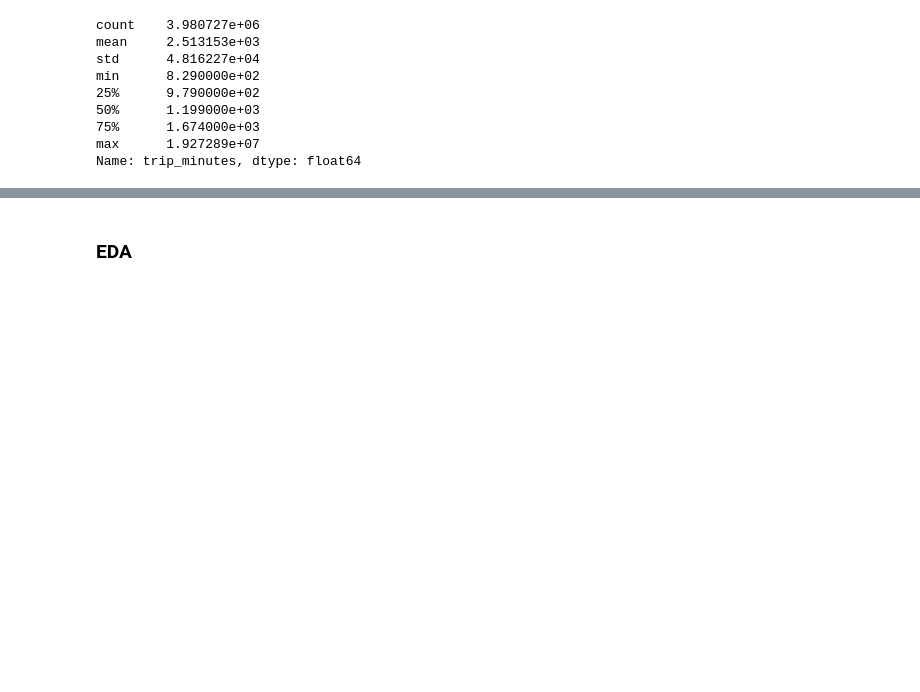
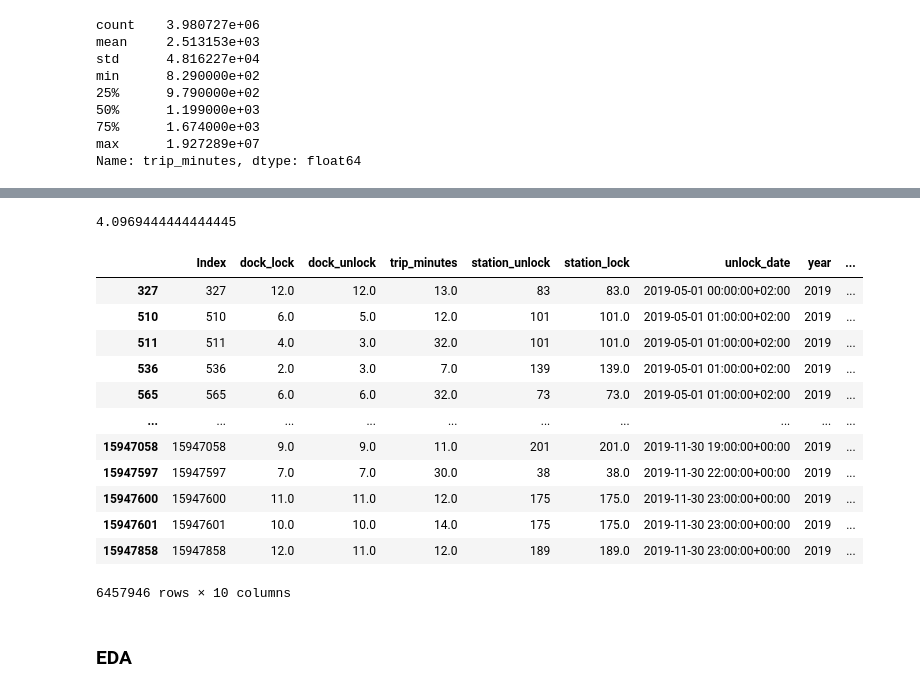
Before and after one commit to javi99/MT_predicting_BSD, a Jupyter notebook: processing/development/Data_Quality_Assessment.ipynb, the cells around one changed output, grey strips where cells are left out. Cells and saved outputs as stored; diff of their text form; code cells hidden in the pictures; blank space fills up the shorter version.

```diff
--- a/processing/development/Data_Quality_Assessment.ipynb
+++ b/processing/development/Data_Quality_Assessment.ipynb
@@ -130,9 +137,0 @@ dtype: int64
-# %%
-### NEED TO ADD THIS CODE TO SCRIPT THAT MAKES GIANT DF
-
-#trips['station_unlock'] = trips['station_unlock'].astype(float)
-
-trips['unlock_date'] = pd.to_datetime(trips['unlock_date'], format='ISO8601')
-trips['year'] = trips['unlock_date'].apply(lambda x: x.year)
-trips['month'] = trips['unlock_date'].apply(lambda x: x.month)
-trips['day'] = trips['unlock_date'].apply(lambda x: x.day)
@@ -266,3 +401,23 @@ Name: trip_minutes, dtype: float64
+# %%
+(1.474900e+04/60)/60
+# %% [output]
+4.0969444444444445
+# %%
+trips[trips['trip_minutes'] < 60]
+# %% [output]
+|  | Index | dock_lock | dock_unlock | trip_minutes | station_unlock | station_lock | unlock_date | year | ... |
+| 327 | 327 | 12.0 | 12.0 | 13.0 | 83 | 83.0 | 2019-05-01 00:00:00+02:00 | 2019 | ... |
+| 510 | 510 | 6.0 | 5.0 | 12.0 | 101 | 101.0 | 2019-05-01 01:00:00+02:00 | 2019 | ... |
+| 511 | 511 | 4.0 | 3.0 | 32.0 | 101 | 101.0 | 2019-05-01 01:00:00+02:00 | 2019 | ... |
+| 536 | 536 | 2.0 | 3.0 | 7.0 | 139 | 139.0 | 2019-05-01 01:00:00+02:00 | 2019 | ... |
+| 565 | 565 | 6.0 | 6.0 | 32.0 | 73 | 73.0 | 2019-05-01 01:00:00+02:00 | 2019 | ... |
+| ... | ... | ... | ... | ... | ... | ... | ... | ... | ... |
+| 15947058 | 15947058 | 9.0 | 9.0 | 11.0 | 201 | 201.0 | 2019-11-30 19:00:00+00:00 | 2019 | ... |
+| 15947597 | 15947597 | 7.0 | 7.0 | 30.0 | 38 | 38.0 | 2019-11-30 22:00:00+00:00 | 2019 | ... |
+| 15947600 | 15947600 | 11.0 | 11.0 | 12.0 | 175 | 175.0 | 2019-11-30 23:00:00+00:00 | 2019 | ... |
+| 15947601 | 15947601 | 10.0 | 10.0 | 14.0 | 175 | 175.0 | 2019-11-30 23:00:00+00:00 | 2019 | ... |
+| 15947858 | 15947858 | 12.0 | 11.0 | 12.0 | 189 | 189.0 | 2019-11-30 23:00:00+00:00 | 2019 | ... |
+6457946 rows × 10 columns
 # %% [markdown]
 ### EDA
 # %%
```
Also changed, not shown: parts of 25 cells of this notebook.
